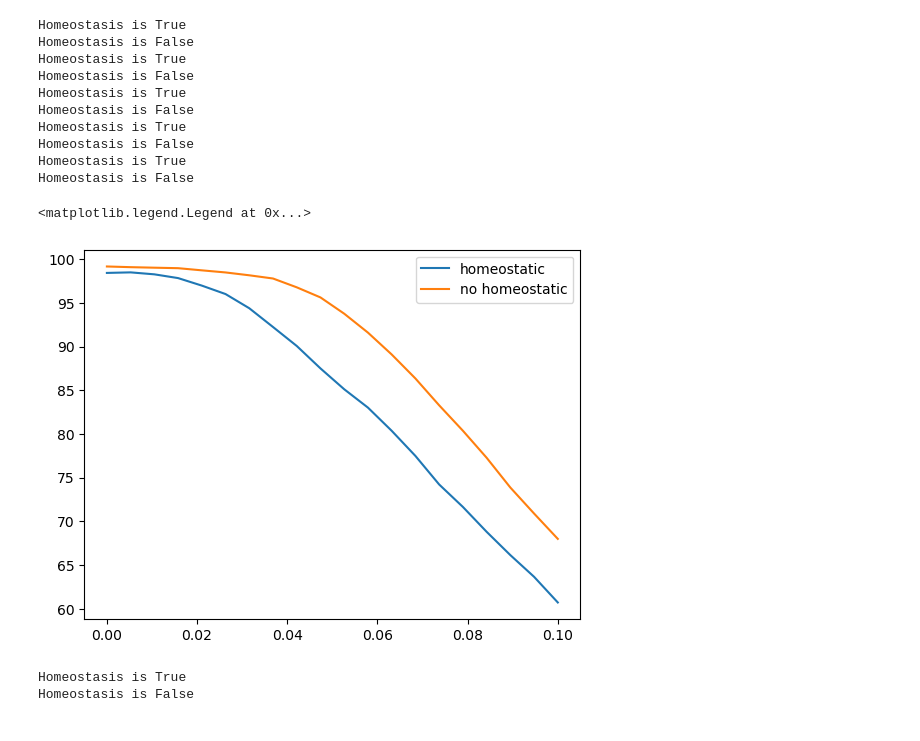
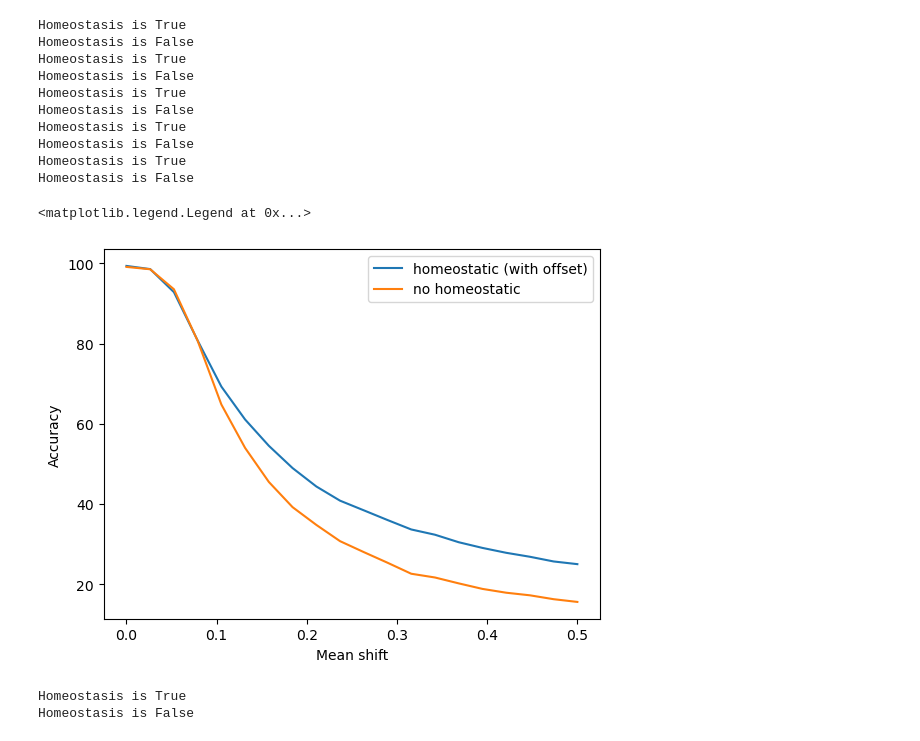
Before and after one commit to RoyHEyono/HomeostaticDANN, a Jupyter notebook: dense_mnist_task/pca_reconstruction.ipynb, the cells around one changed output. Cells and saved outputs as stored; diff of their text form; code cells hidden in the pictures.

```diff
--- a/dense_mnist_task/pca_reconstruction.ipynb
+++ b/dense_mnist_task/pca_reconstruction.ipynb
@@ -91,8 +91,8 @@ for idxx in range(5):
     model_homeo.load_state_dict(homeo_model_state_dict)
     model_non_homeo = densenets.DenseDANN(input_dim, width, num_class, homeostasis=False)
     model_non_homeo.load_state_dict(non_homeo_model_state_dict)
-    x_acc_noise, _, _, homeo_ac = disentangled_mean_plot(model_homeo.cuda(), var_pert=False, inhibitory=True, return_acc=True, max_noise=0.1)
-    x_acc_noise, _, _, non_homeo_ac = disentangled_mean_plot(model_non_homeo.cuda(), var_pert=False, inhibitory=True, return_acc=True, max_noise=0.1)
+    x_acc_noise, _, _, homeo_ac = disentangled_mean_plot(model_homeo.cuda(), var_pert=False, inhibitory=True, return_acc=True, max_noise=0.5)
+    x_acc_noise, _, _, non_homeo_ac = disentangled_mean_plot(model_non_homeo.cuda(), var_pert=False, inhibitory=True, return_acc=True, max_noise=0.5)
 
     if idxx == 0:
         homeo_acc = np.array([homeo_ac])
@@ -115,12 +115,16 @@ Homeostasis is False
 Homeostasis is True
 Homeostasis is False
 # %%
-plt.plot(x_acc_noise, h_acc, label="homeostatic")
+plt.plot(x_acc_noise, h_acc+2.2, label="homeostatic (with offset)")
+#plt.plot(x_acc_noise, h_acc, label="homeostatic")
 plt.plot(x_acc_noise, n_h_acc, label="no homeostatic")
+plt.ylabel("Accuracy")
+plt.xlabel("Mean shift")
+#plt.yscale('log')
 plt.legend()
 # %% [output]
 <matplotlib.legend.Legend at 0x...>
-[figure, old version]
+[figure, new version]
 # %%
 homeo_model_state_dict = torch.load('res/homeo_dann_2.pt')
 non_homeo_model_state_dict = torch.load('res/non_homeo_dann_2.pt')
```
Also changed, not shown: parts of 2 cells of this notebook, 43 other files.
